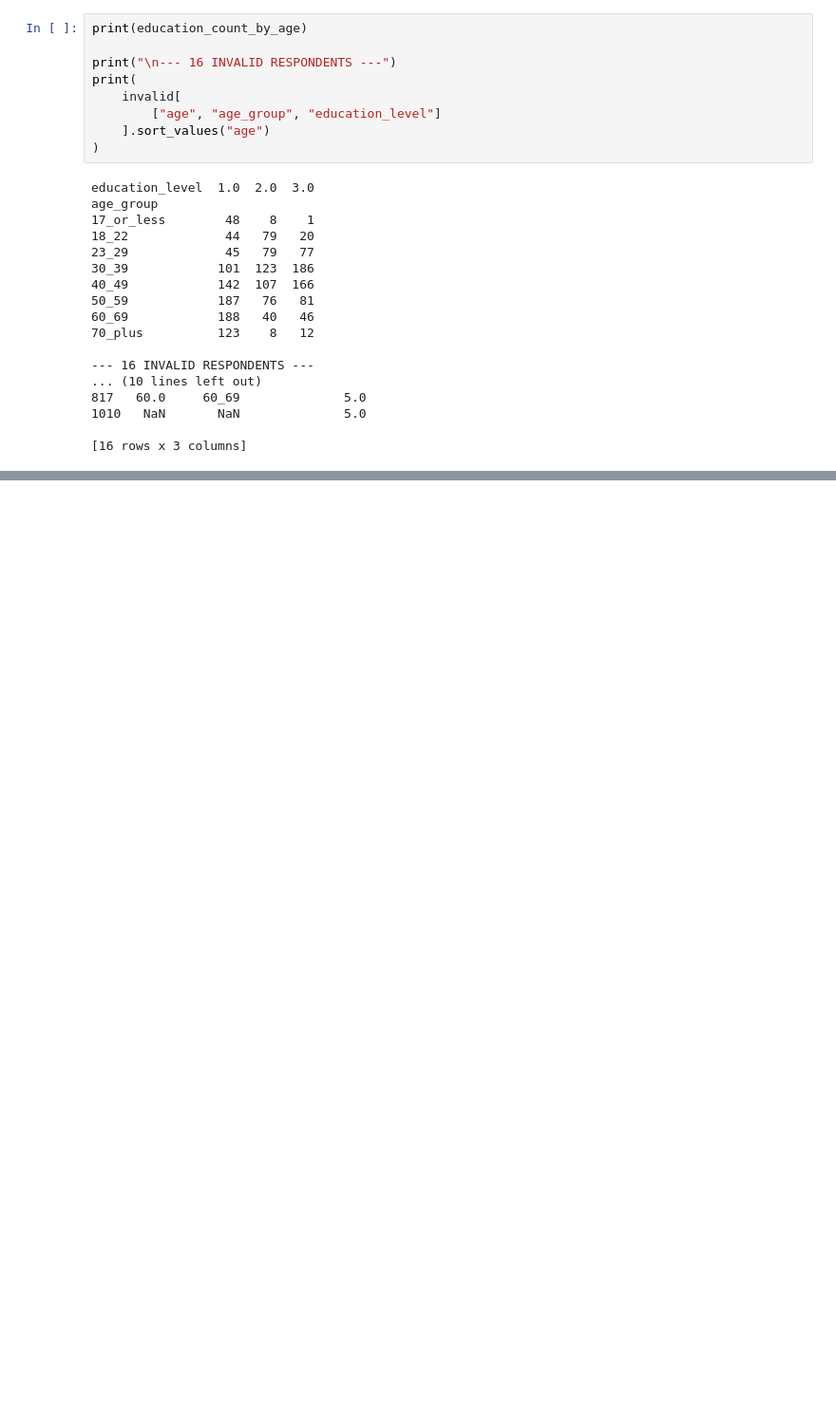
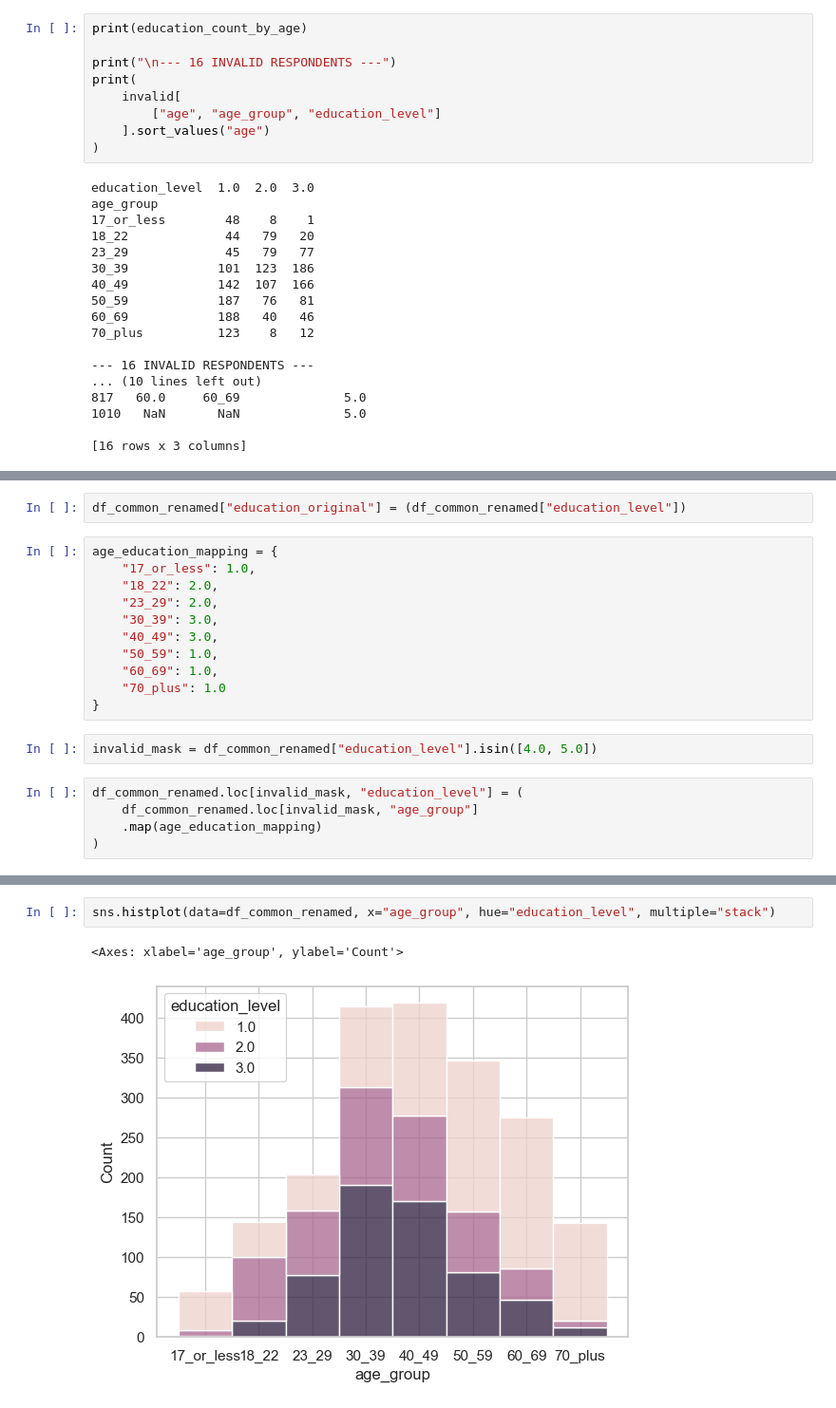
Before and after one commit to ArslanAmanov/Finance, a Jupyter notebook: QuantAnalyses/QME_term_project/EDA.ipynb, the cells around one changed output, grey strips where cells are left out. Shown at 95% size. Drawn from its saved outputs; the diff is of its cells as text; blank space fills up the shorter version.

```diff
--- a/QuantAnalyses/QME_term_project/EDA.ipynb
+++ b/QuantAnalyses/QME_term_project/EDA.ipynb
@@ -748,0 +748,20 @@ df_common_renamed.shape
+# %%
+df_common_renamed["education_original"] = (df_common_renamed["education_level"])
+# %%
+age_education_mapping = {
+    "17_or_less": 1.0,
+    "18_22": 2.0,
+    "23_29": 2.0,
+    "30_39": 3.0,
+    "40_49": 3.0,
+    "50_59": 1.0,
+    "60_69": 1.0,
+    "70_plus": 1.0
+}
+# %%
+invalid_mask = df_common_renamed["education_level"].isin([4.0, 5.0])
+# %%
+df_common_renamed.loc[invalid_mask, "education_level"] = (
+    df_common_renamed.loc[invalid_mask, "age_group"]
+    .map(age_education_mapping)
+)
@@ -748,0 +820,5 @@ df_common_renamed.shape
+# %%
+sns.histplot(data=df_common_renamed, x="age_group", hue="education_level", multiple="stack")
+# %% [output]
+<Axes: xlabel='age_group', ylabel='Count'>
+[figure, added]
```
Also changed, not shown: parts of 35 cells of this notebook.
